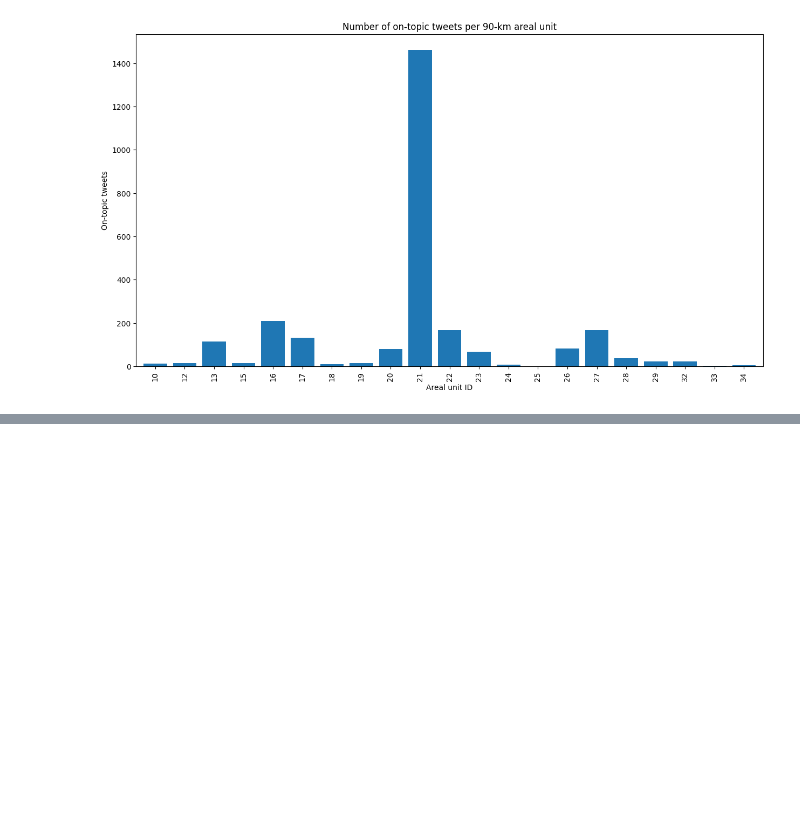
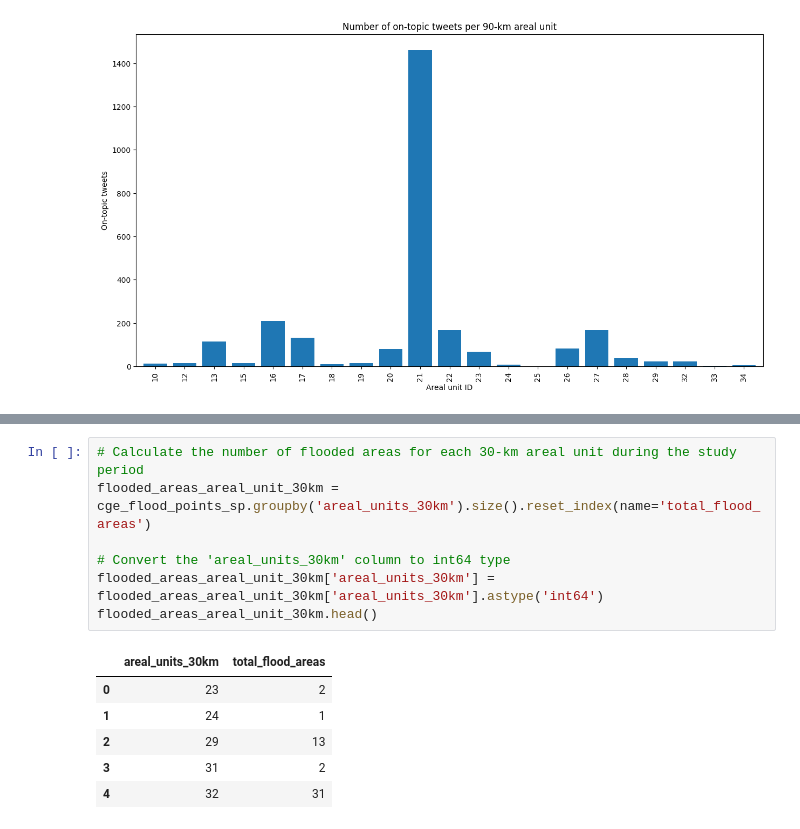
Before and after one commit to liviadegrossi/MBA-Monograph, a Jupyter notebook: data-exploration.ipynb, the cells around one changed output, grey strips where cells are left out. Drawn from its saved outputs; the diff is of its cells as text; blank space fills up the shorter version.

```diff
--- a/data-exploration.ipynb
+++ b/data-exploration.ipynb
@@ -1039,0 +1050,14 @@ plt.show()
+# %%
+# Calculate the number of flooded areas for each 30-km areal unit during the study period
+flooded_areas_areal_unit_30km = cge_flood_points_sp.groupby('areal_units_30km').size().reset_index(name='total_flood_areas')
+
+# Convert the 'areal_units_30km' column to int64 type
+flooded_areas_areal_unit_30km['areal_units_30km'] = flooded_areas_areal_unit_30km['areal_units_30km'].astype('int64')
+flooded_areas_areal_unit_30km.head()
+# %% [output]
+|  | areal_units_30km | total_flood_areas |
+| 0 | 23 | 2 |
+| 1 | 24 | 1 |
+| 2 | 29 | 13 |
+| 3 | 31 | 2 |
+| 4 | 32 | 31 |
```
Also changed, not shown: parts of 8 cells of this notebook, 3 other files.
